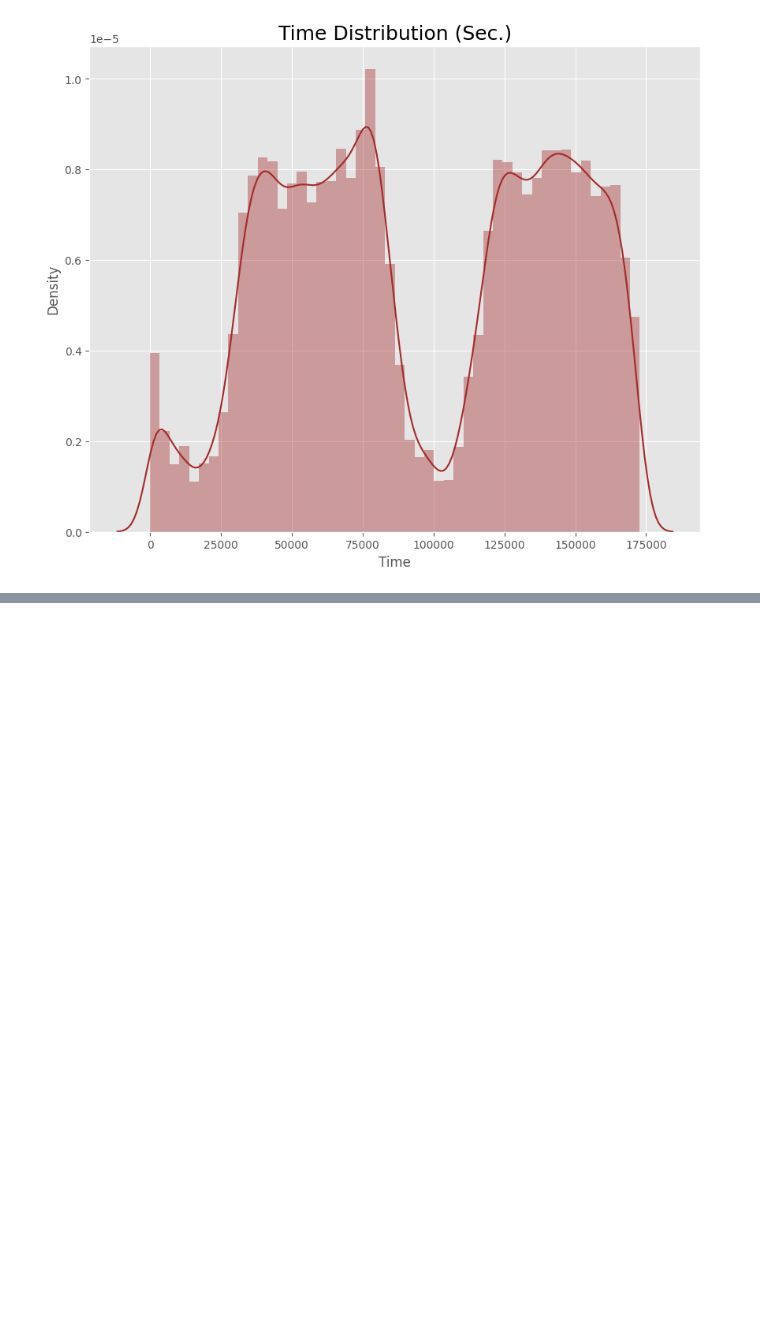
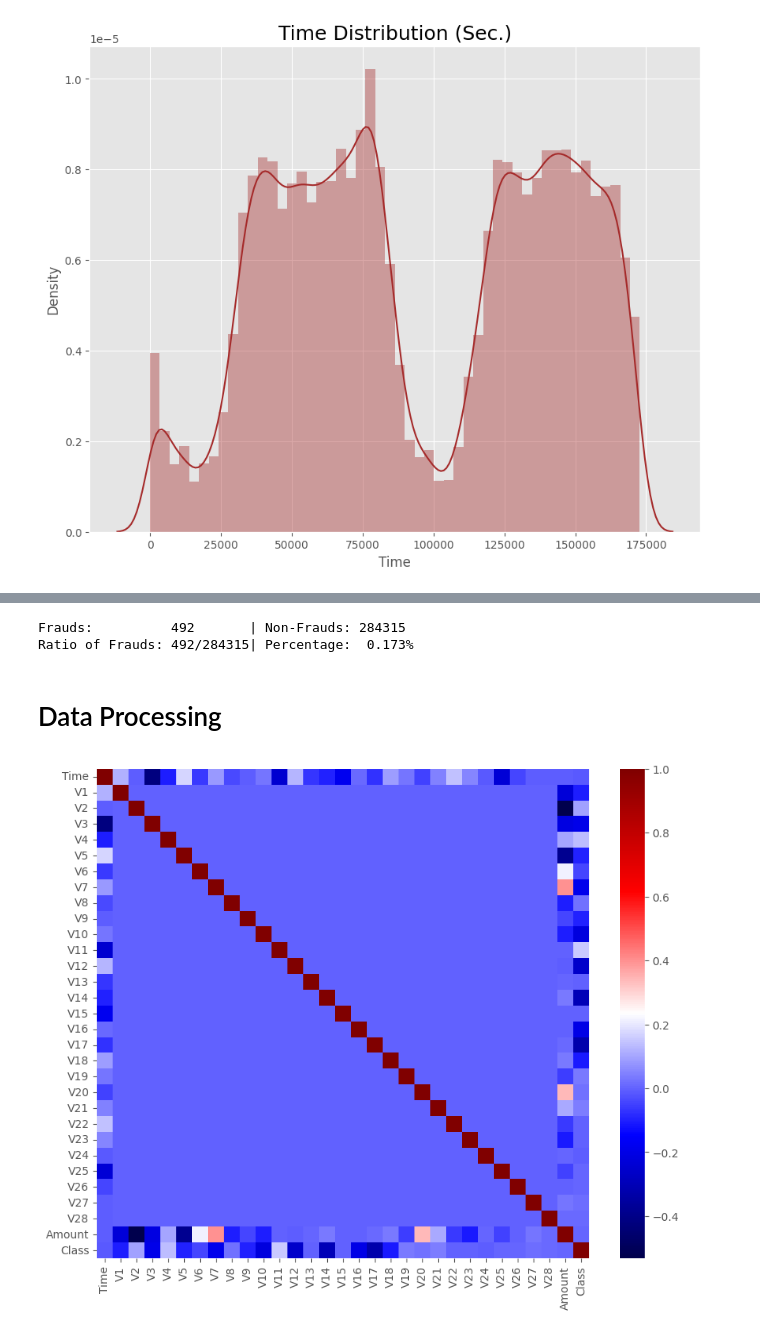
Before and after one commit to pandeyp819/CreditCard_FraudDetect, a Jupyter notebook: Fraud Detector.ipynb, the cells around one changed output, grey strips where cells are left out. Cells and saved outputs as stored; diff of their text form; code cells hidden in the pictures; blank space fills up the shorter version.

```diff
--- a/Fraud Detector.ipynb
+++ b/Fraud Detector.ipynb
@@ -88,0 +97,18 @@ plt.savefig('timedif.png')
+# %%
+fraud = df['Class'].value_counts()[1]
+n_fraud = df['Class'].value_counts()[0]
+
+print(f'Frauds:          {fraud}       | Non-Frauds: {n_fraud}')
+print(f'Ratio of Frauds: {fraud}/{n_fraud}| Percentage: {fraud/n_fraud*100: .3f}%')
+# %% [output]
+Frauds:          492       | Non-Frauds: 284315
+Ratio of Frauds: 492/284315| Percentage:  0.173%
+# %% [markdown]
+# Data Processing
+# %%
+plt.figure(figsize=(10,8))
+sns.heatmap(data = df.corr(), cmap="seismic", annot=False)
+
+plt.savefig('heatmap_corr')
+# %% [output]
+[figure, added]
```
Also changed, not shown: parts of 10 cells of this notebook.
